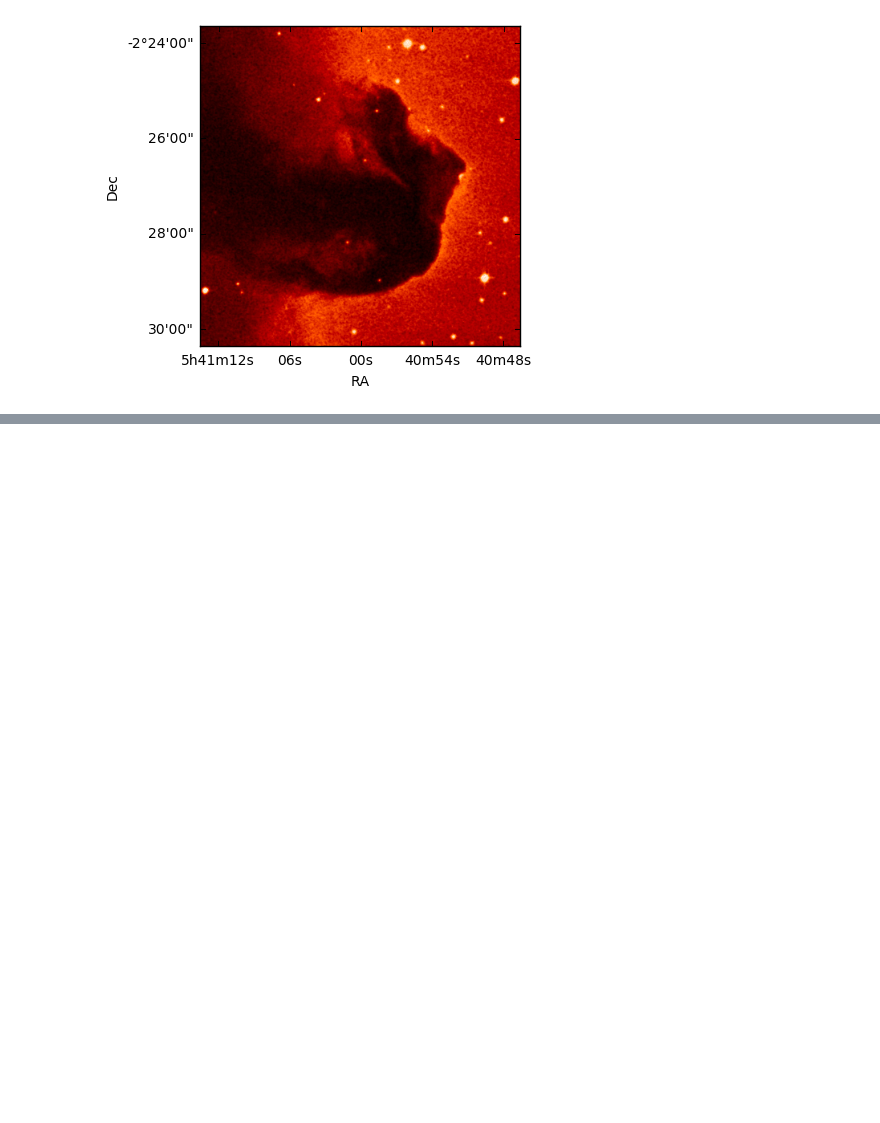
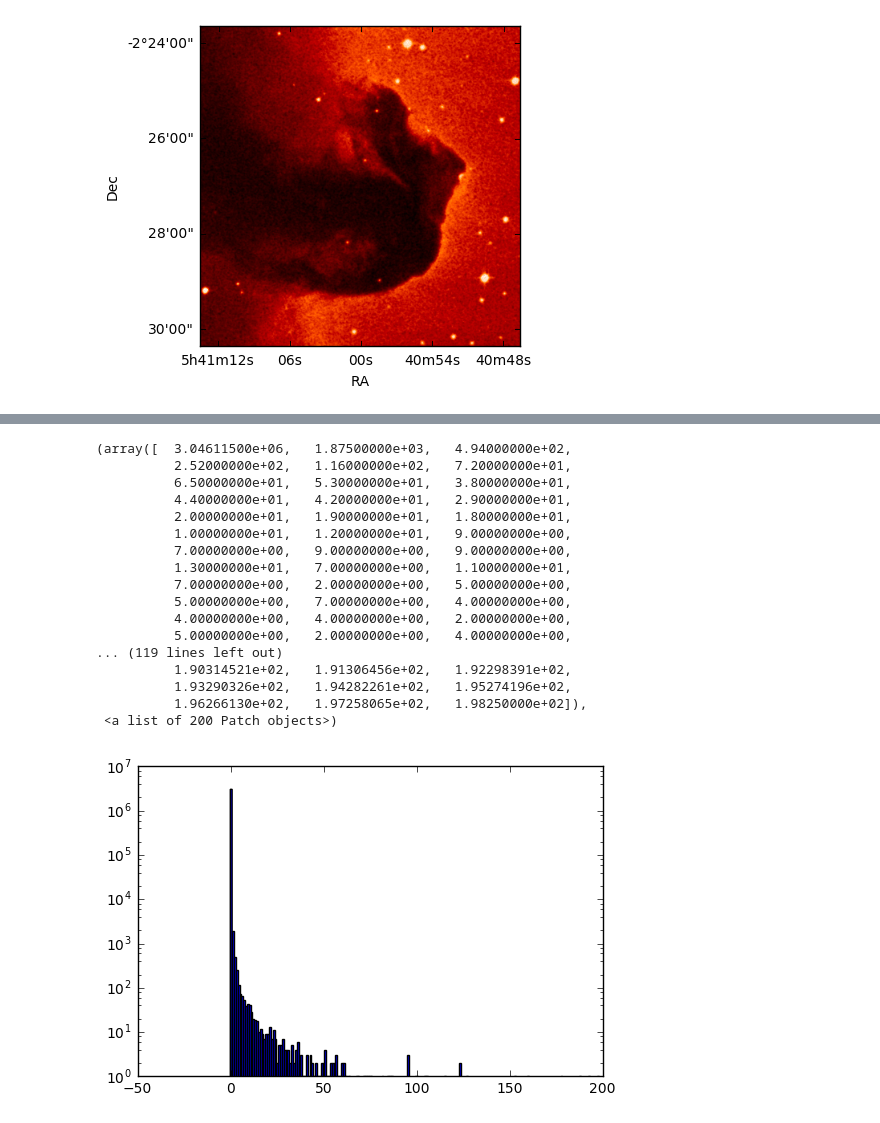
Before and after one commit to javicarron/Programming, a Jupyter notebook: Day6.ipynb, the cells around one changed output, grey strips where cells are left out. Drawn from its saved outputs; the diff is of its cells as text; code cells hidden in the pictures; blank space fills up the shorter version.

```diff
--- a/Day6.ipynb
+++ b/Day6.ipynb
@@ -148,0 +323,23 @@ hdulist.writeto('horse.fits', overwrite=True)
+# %%
+fig,ax=plt.subplots()
+ax.set_yscale('log')
+ax.hist(data.ravel(),200)
+# %% [output]
+(array([  3.04611500e+06,   1.87500000e+03,   4.94000000e+02,
+          2.52000000e+02,   1.16000000e+02,   7.20000000e+01,
+          6.50000000e+01,   5.30000000e+01,   3.80000000e+01,
+          4.40000000e+01,   4.20000000e+01,   2.90000000e+01,
+          2.00000000e+01,   1.90000000e+01,   1.80000000e+01,
+          1.00000000e+01,   1.20000000e+01,   9.00000000e+00,
+          7.00000000e+00,   9.00000000e+00,   9.00000000e+00,
+          1.30000000e+01,   7.00000000e+00,   1.10000000e+01,
+          7.00000000e+00,   2.00000000e+00,   5.00000000e+00,
+          5.00000000e+00,   7.00000000e+00,   4.00000000e+00,
+          4.00000000e+00,   4.00000000e+00,   2.00000000e+00,
+          5.00000000e+00,   2.00000000e+00,   4.00000000e+00,
+... (119 lines left out)
+          1.90314521e+02,   1.91306456e+02,   1.92298391e+02,
+          1.93290326e+02,   1.94282261e+02,   1.95274196e+02,
+          1.96266130e+02,   1.97258065e+02,   1.98250000e+02]),
+ <a list of 200 Patch objects>)
+[figure, added]
```
Also changed, not shown: parts of 20 cells of this notebook.
